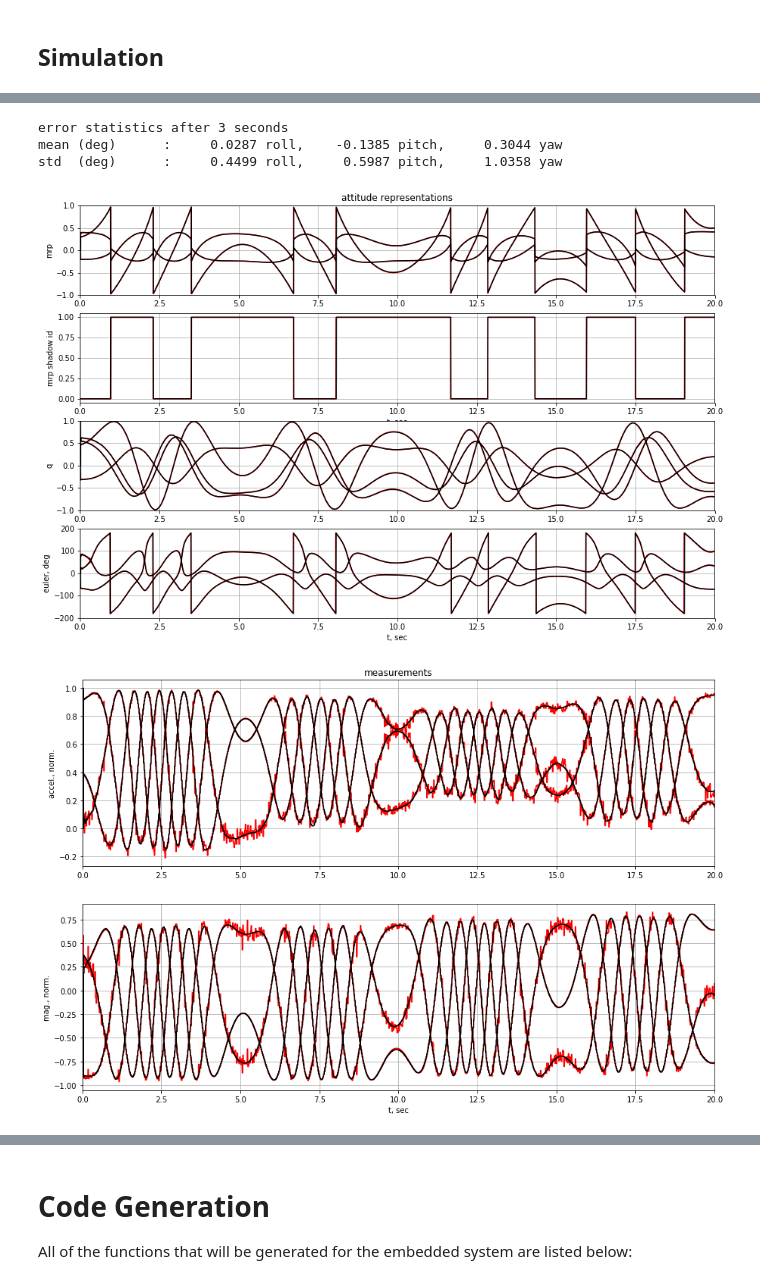
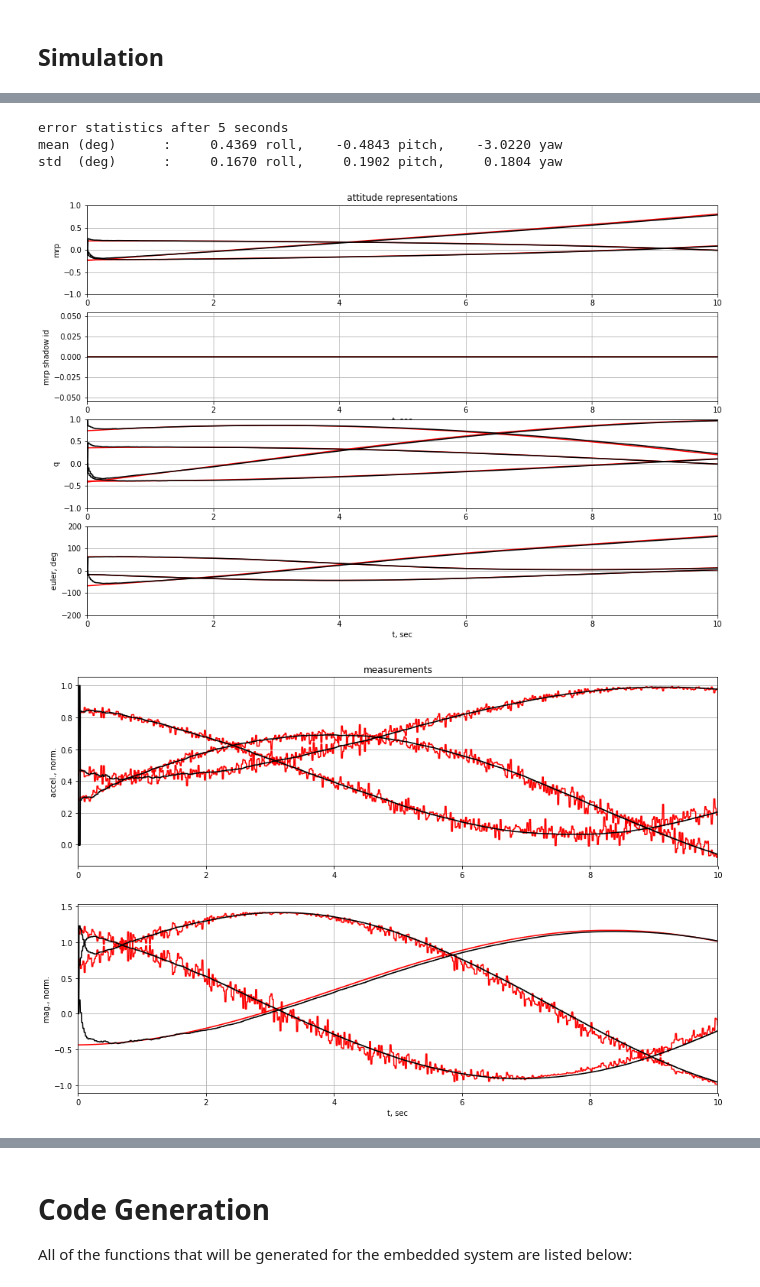
Before and after one commit to CogniPilot/pyecca, a Jupyter notebook: notebooks/AttitudeLGPEKF.ipynb, the cells around one changed output, grey strips where cells are left out. Cells and saved outputs as stored; diff of their text form; code cells hidden in the pictures.

```diff
--- a/notebooks/AttitudeLGPEKF.ipynb
+++ b/notebooks/AttitudeLGPEKF.ipynb
@@ -515,7 +615,7 @@ def plot_hist(hist, figsize = (15, 10)):
     h_sig = ax.plot(t, np.rad2deg(3*std_r), t, np.rad2deg(-3*std_r))
     ax.set_prop_cycle(plt.cycler('color', 'rgb') + plt.cycler('linestyle', ['-', '-', '-']))
     h_eta = ax.plot(t, np.rad2deg(hist['xi'][:, 0:3]))
-    ax.set_ylim(-10, 10)
+    ax.set_ylim(-20, 20)
     ax.set_ylabel('rotation error, deg')
     ax.set_xlim(0, tf)
     ax.grid()
@@ -543,29 +643,29 @@ def plot_hist(hist, figsize = (15, 10)):
 # %%
 def f_omega(t):
     """angular velocity of vehicle as a function of time, in the body frame"""
-    return 1*np.array([0.1, 0.2, 0.3]) + 3*np.sin(2*np.pi*0.1*t)
+    return 1*np.array([0.1, 0.2, 0.3]) + 0*np.sin(2*np.pi*0.1*t)
 
 sim_params = {
     # sampling
     't': 0,
-    'tf': 20,
+    'tf': 10,
     'dt': 0.005, # 200 Hz
     'mod_accel': 4, # 50 Hz
     'mod_mag': 4, # 50 Hz
     'mag_delay_periods': 0,  # simulates measurement lag
     'accel_delay_periods': 0,  # simulates measurement lag
-    'max_delay_periods': 10,
+    'max_delay_periods': 0,
 
     # measurement noise
     'accel_sqrt_N': 0.005,  # accel sqrt of noise power
     'mag_sqrt_N': 0.01, # mag sqrt of noise power
 
     # initial uncertainty
-    'std0_att': 3.0,
+    'std0_att': 1.0,
     'std0_bias': 0.1,
 
     # process noise
-    'std_w_att': 0.01, # main tuning parameter
+    'std_w_att': 0.0, # main tuning parameter
 
     # angular velocity function
     'f_omega': f_omega,
@@ -574,9 +674,17 @@ sim_params = {
     'x0': 1*np.array([0.4, -0.2, 0.3, 0.1, 0, -0.1]),
 
     # local magnetic field
-    'B_n': [1, 0, 0],
+    'B_n': [1, 0, 1],
 }
 
 sim_funcs = {}
 sim_funcs.update(func)
 sim_funcs.update(func_sim)
+# %%
+sim_params['tf'] = 10
+for i in range(3):
+    sim_params['x0'] = np.random.randn(6)*np.array([1, 1, 1, 0.1, 0.1, 0.1])
+    hist = sim(sim_funcs, sim_params)
+    analyze_hist(hist, sim_params['tf']/2)
+    #plot_hist(hist)
+    sys.stdout.flush()
@@ -583,2 +701,3 @@ sim_funcs.update(func_sim)
 # %%
-%prun -l 5 hist = sim(sim_funcs, sim_params)
+#%prun -l 5 hist = sim(sim_funcs, sim_params) #run this to profile, 10% slower
+hist = sim(sim_funcs, sim_params)
@@ -597,9 +704,9 @@ sim_funcs.update(func_sim)
 # %%
-analyze_hist(hist)
+analyze_hist(hist, sim_params['tf']/2)
 plot_hist(hist)
 # %% [output]
-error statistics after 3 seconds
-mean (deg)      :     0.0287 roll,    -0.1385 pitch,     0.3044 yaw
-std  (deg)      :     0.4499 roll,     0.5987 pitch,     1.0358 yaw
+error statistics after 5 seconds
+mean (deg)      :     0.4369 roll,    -0.4843 pitch,    -3.0220 yaw
+std  (deg)      :     0.1670 roll,     0.1902 pitch,     0.1804 yaw
-[figure, old version]
+[figure, new version]
-[figure, old version]
+[figure, new version]
```
Also changed, not shown: parts of 16 cells of this notebook.
